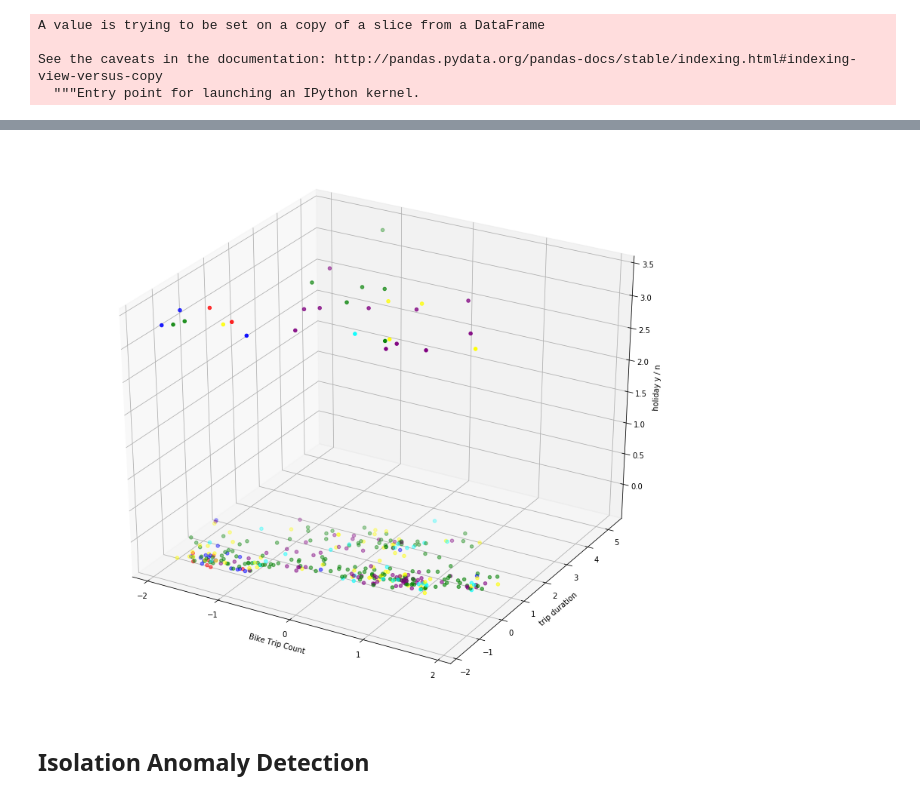
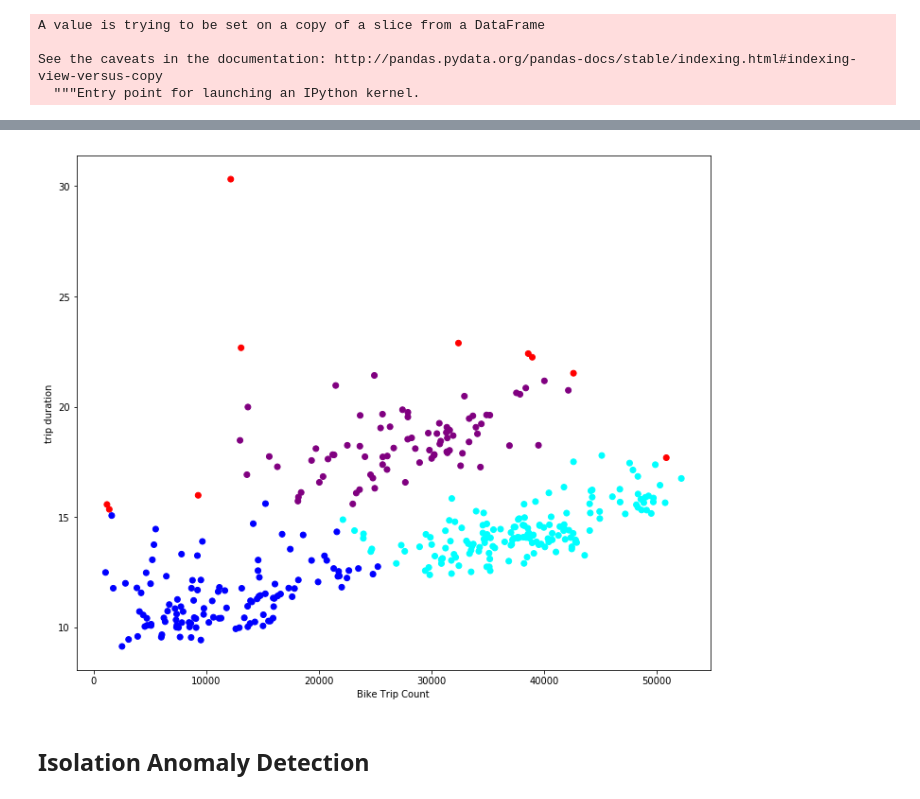
Before and after one commit to gperrin12/anomaly_detection_NYC_transit, a Jupyter notebook: Citi_Month_Stat_Agg.ipynb, the cells around one changed output, grey strips where cells are left out. Saved outputs shown, nothing was run; the diff lists cells and outputs as text; code cells hidden in the pictures.

Commit message:
added new clustering charts for the city

```diff
--- a/Citi_Month_Stat_Agg.ipynb
+++ b/Citi_Month_Stat_Agg.ipynb
@@ -260,0 +254,3 @@ citi_df_day_agg.head()
+# %%
+citi_df_day_agg.sort('bike_date', inplace=True)
+citi_df_day_agg[['bike_date', 'bike_trip_count']].plot()
@@ -263,7 +267,7 @@ citi_df_day_agg.head()
 # %% [markdown]
 ### K-means Anomaly Detection
 # %%
-cluster_features = ['bike_trip_count', 'tripduration', 'holiday', 'weekend']
+cluster_features = ['bike_trip_count', 'tripduration']
 # %%
 X = citi_df_day_agg[cluster_features]
 X.head(2)
@@ -307,5 +311,5 @@ For n_clusters =8, the average silhouette_score is :0.536582976357
 # %%
-n=5
+n=3
 KM=KMeans(n_clusters=n,random_state=999)
 scor=KM.fit_predict(X)
 
@@ -382,18 +404,17 @@ citi_df_day_agg_w_z_scores[['bike_date', 'km_score',  'bike_trip_count_x',\
 # %%
 fig = plt.figure(figsize=(12,10))
-ax = Axes3D(fig)
+#ax = Axes2D(fig)
 
-ax.scatter(X.bike_trip_count, X.tripduration, X.holiday, c=citi_df_day_agg.color)
-ax.set_xlabel('Bike Trip Count')
-ax.set_ylabel('trip duration')
-ax.set_zlabel('holiday y / n')
+plt.scatter(citi_df_day_agg.bike_trip_count, citi_df_day_agg.tripduration, c=citi_df_day_agg.color)
+plt.xlabel('Bike Trip Count')
+plt.ylabel('trip duration')
 # set x ticks and labels
-ax.set_xticks(range(-2, 3, 1))
+#plt.set_xticks(range(-2, 3, 1))
 # change fontsize
-for t in ax.zaxis.get_major_ticks(): t.label.set_fontsize(10)
+#for t in ax.zaxis.get_major_ticks(): t.label.set_fontsize(10)
 plt.show()
 # %% [output]
-[figure, old version]
+[figure, new version]
 # %% [markdown]
 ## Isolation Anomaly Detection
 # %% [markdown]
```
Also changed, not shown: parts of 57 cells of this notebook, 1 other file.
